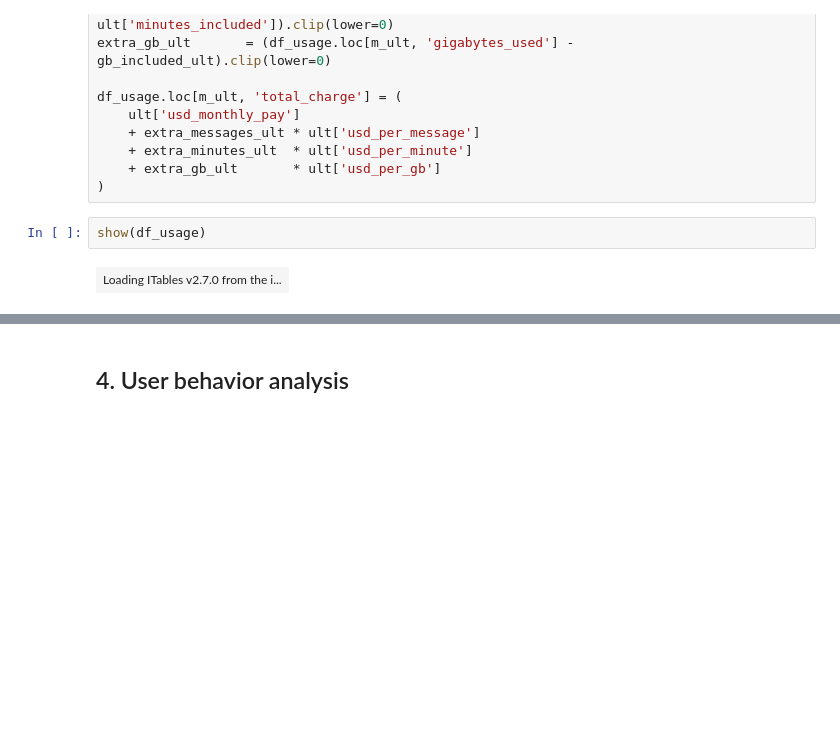
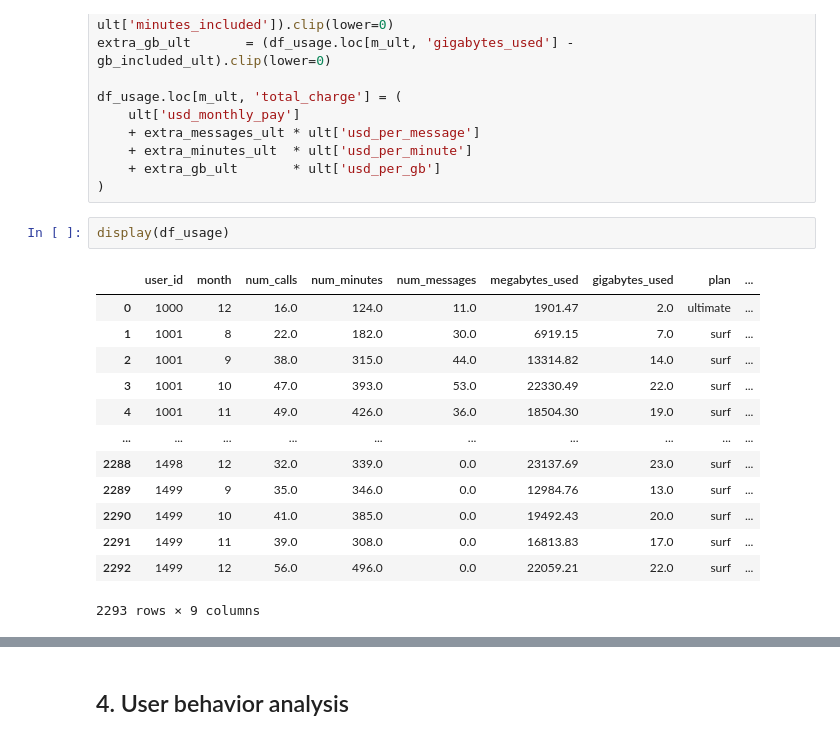
Before and after one commit to marcofrancohalsey/telecom-prepaid-plan-revenue-analysis, a Jupyter notebook: telecom_revenue_analysis.ipynb, the cells around one changed output, grey strips where cells are left out. Saved outputs shown, nothing was run; the diff lists cells and outputs as text; blank space fills up the shorter version.

```diff
--- a/telecom_revenue_analysis.ipynb
+++ b/telecom_revenue_analysis.ipynb
@@ -744,7 +696,19 @@ df_usage.loc[m_ult, 'total_charge'] = (
     + extra_gb_ult       * ult['usd_per_gb']
 )
 # %%
-show(df_usage)
+display(df_usage)
 # %% [output]
-| Loading ITables v2.7.0 from the i... |
+|  | user_id | month | num_calls | num_minutes | num_messages | megabytes_used | gigabytes_used | plan | ... |
+| 0 | 1000 | 12 | 16.0 | 124.0 | 11.0 | 1901.47 | 2.0 | ultimate | ... |
+| 1 | 1001 | 8 | 22.0 | 182.0 | 30.0 | 6919.15 | 7.0 | surf | ... |
+| 2 | 1001 | 9 | 38.0 | 315.0 | 44.0 | 13314.82 | 14.0 | surf | ... |
+| 3 | 1001 | 10 | 47.0 | 393.0 | 53.0 | 22330.49 | 22.0 | surf | ... |
+| 4 | 1001 | 11 | 49.0 | 426.0 | 36.0 | 18504.30 | 19.0 | surf | ... |
+| ... | ... | ... | ... | ... | ... | ... | ... | ... | ... |
+| 2288 | 1498 | 12 | 32.0 | 339.0 | 0.0 | 23137.69 | 23.0 | surf | ... |
+| 2289 | 1499 | 9 | 35.0 | 346.0 | 0.0 | 12984.76 | 13.0 | surf | ... |
+| 2290 | 1499 | 10 | 41.0 | 385.0 | 0.0 | 19492.43 | 20.0 | surf | ... |
+| 2291 | 1499 | 11 | 39.0 | 308.0 | 0.0 | 16813.83 | 17.0 | surf | ... |
+| 2292 | 1499 | 12 | 56.0 | 496.0 | 0.0 | 22059.21 | 22.0 | surf | ... |
+2293 rows × 9 columns
 # %%
```
Also changed, not shown: parts of 32 cells of this notebook.
